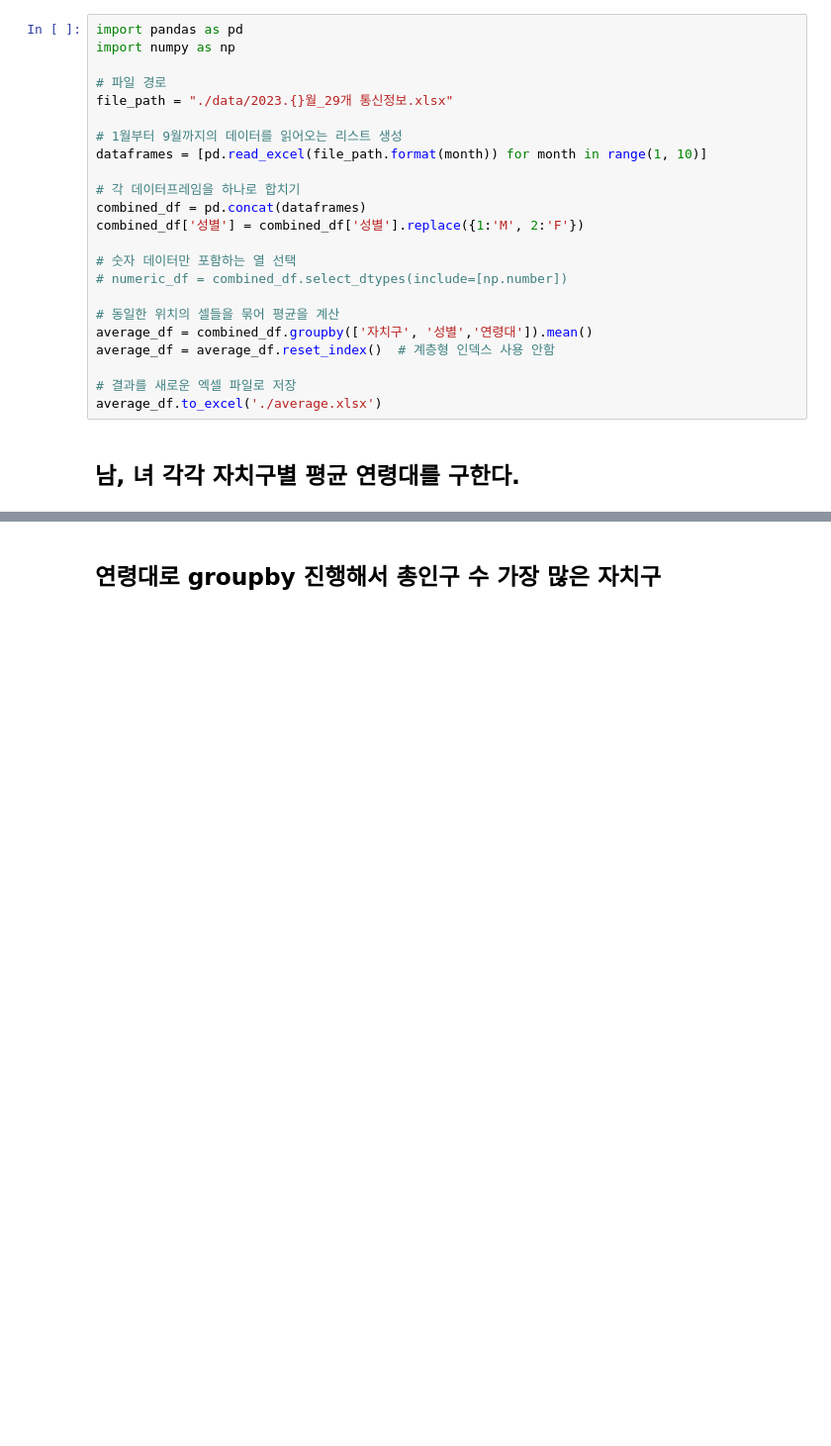
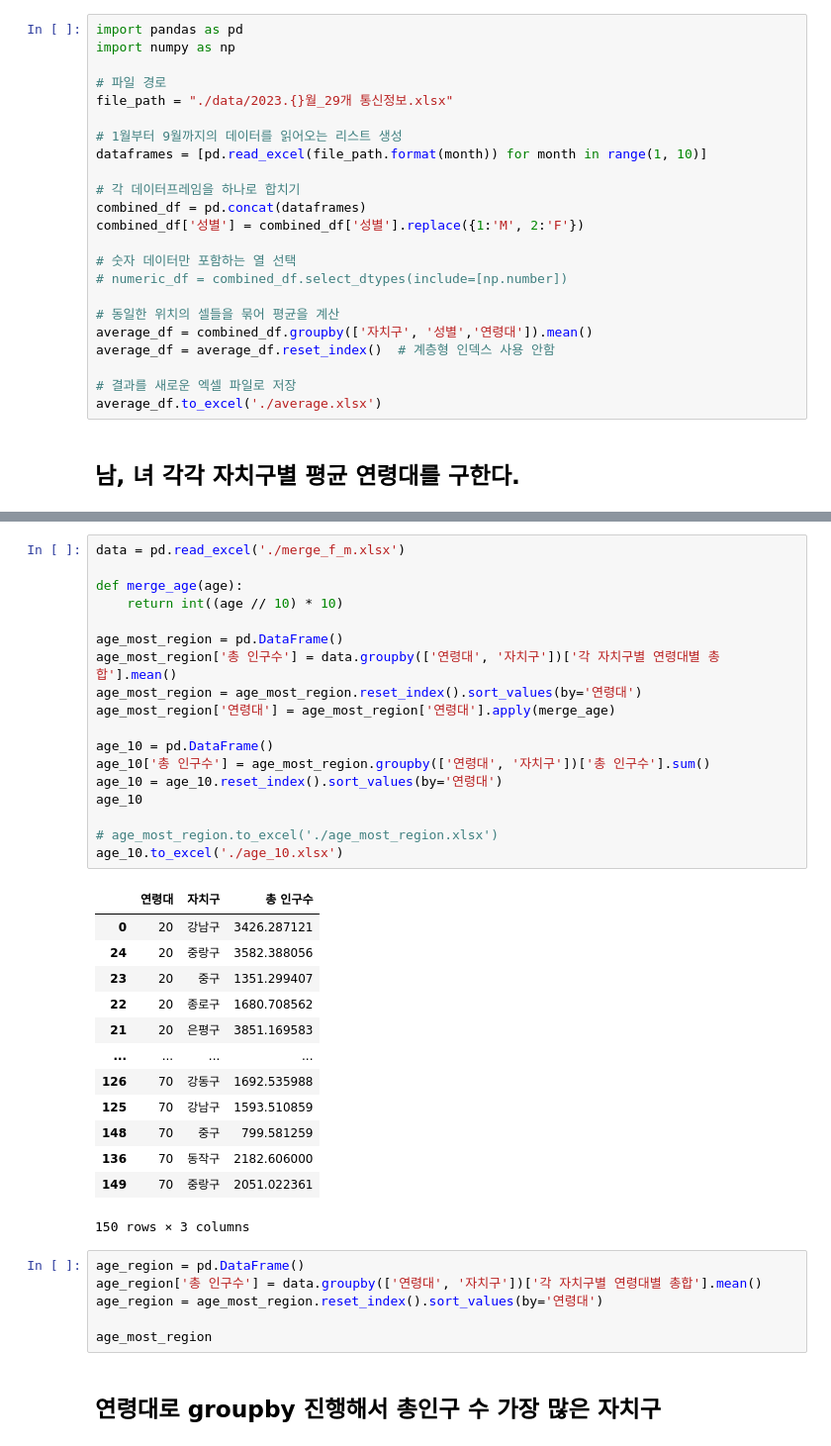
Before and after one commit to hw1004/Data-Semi-project, a Jupyter notebook: project/data_preprocessing_visualization.ipynb, the cells around one changed output, grey strips where cells are left out. Shown at 99% size. Cells and saved outputs as stored; diff of their text form; blank space fills up the shorter version.

```diff
--- a/project/data_preprocessing_visualization.ipynb
+++ b/project/data_preprocessing_visualization.ipynb
@@ -74,3 +134,41 @@ average_age.to_excel('./average_age.xlsx')
+# %%
+data = pd.read_excel('./merge_f_m.xlsx')
+
+def merge_age(age):
+    return int((age // 10) * 10)
+
+age_most_region = pd.DataFrame()
+age_most_region['총 인구수'] = data.groupby(['연령대', '자치구'])['각 자치구별 연령대별 총합'].mean()
+age_most_region = age_most_region.reset_index().sort_values(by='연령대')
+age_most_region['연령대'] = age_most_region['연령대'].apply(merge_age)
+
+age_10 = pd.DataFrame()
+age_10['총 인구수'] = age_most_region.groupby(['연령대', '자치구'])['총 인구수'].sum()
+age_10 = age_10.reset_index().sort_values(by='연령대')
+age_10
+
+# age_most_region.to_excel('./age_most_region.xlsx')
+age_10.to_excel('./age_10.xlsx')
+# %% [output]
+|  | 연령대 | 자치구 | 총 인구수 |
+| 0 | 20 | 강남구 | 3426.287121 |
+| 24 | 20 | 중랑구 | 3582.388056 |
+| 23 | 20 | 중구 | 1351.299407 |
+| 22 | 20 | 종로구 | 1680.708562 |
+| 21 | 20 | 은평구 | 3851.169583 |
+| ... | ... | ... | ... |
+| 126 | 70 | 강동구 | 1692.535988 |
+| 125 | 70 | 강남구 | 1593.510859 |
+| 148 | 70 | 중구 | 799.581259 |
+| 136 | 70 | 동작구 | 2182.606000 |
+| 149 | 70 | 중랑구 | 2051.022361 |
+150 rows × 3 columns
+# %%
+age_region = pd.DataFrame()
+age_region['총 인구수'] = data.groupby(['연령대', '자치구'])['각 자치구별 연령대별 총합'].mean()
+age_region = age_most_region.reset_index().sort_values(by='연령대')
+
+age_most_region
 # %% [markdown]
 ## 연령대로 groupby 진행해서 총인구 수 가장 많은 자치구
 # %% [markdown]
```
Also changed, not shown: parts of 11 cells of this notebook, 5 other files.
